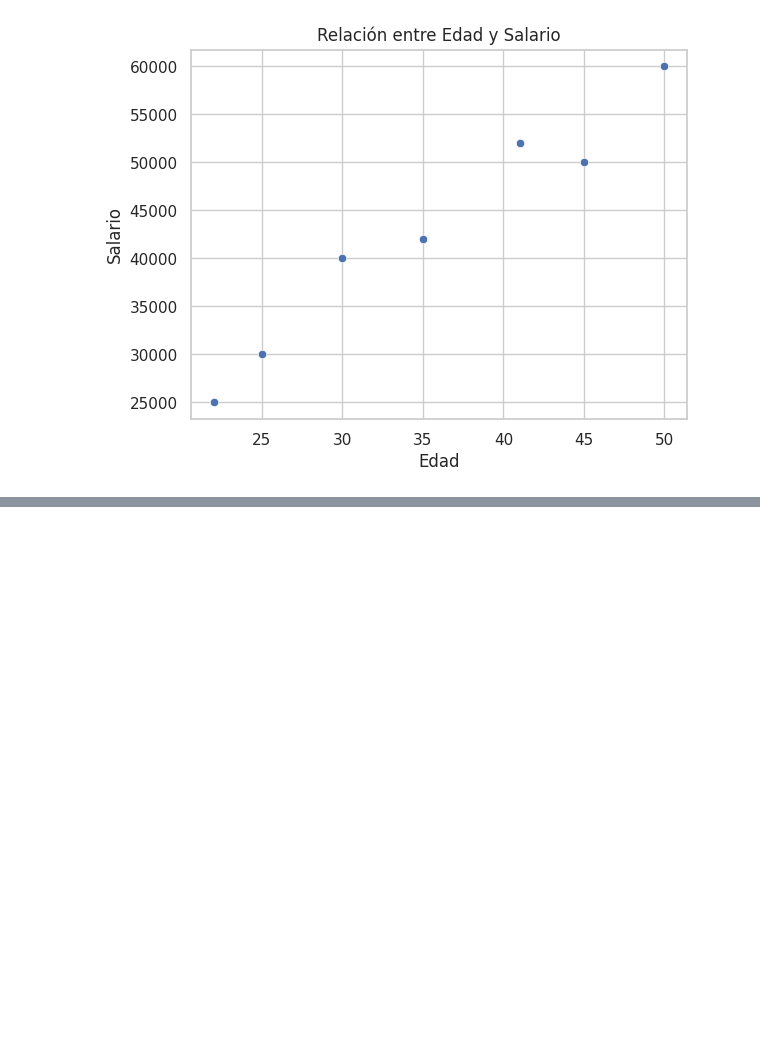
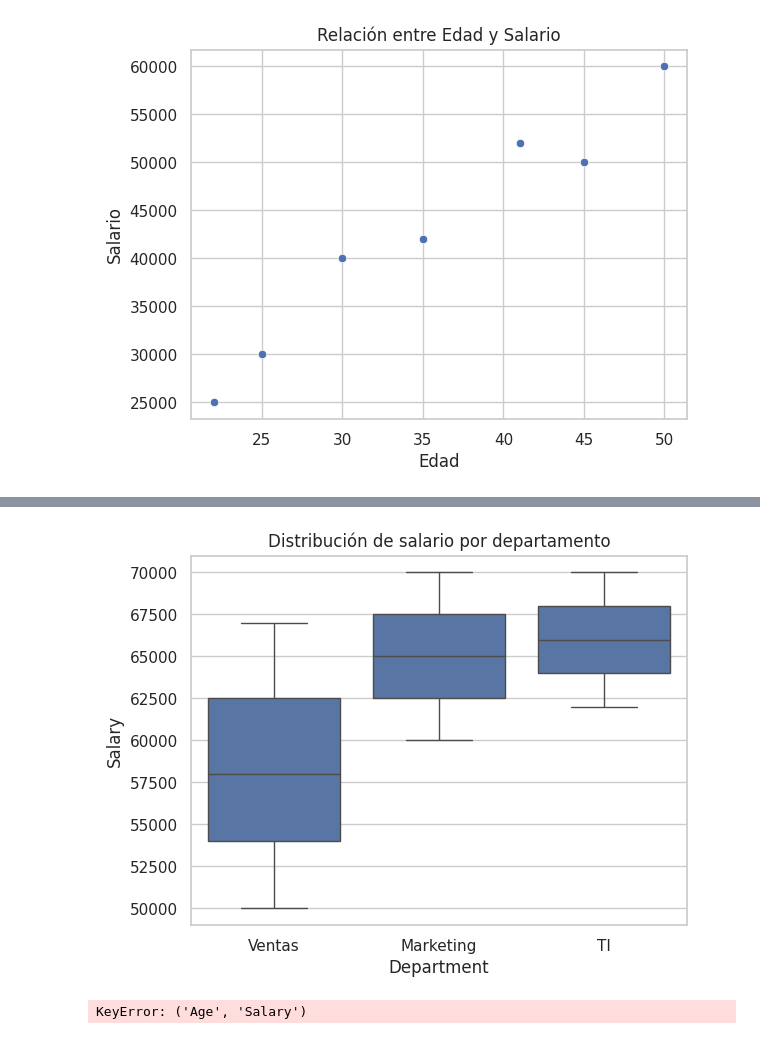
Before and after one commit to JuanPujol81/DataScience-IACourse, a Jupyter notebook: graphics_with_matplotlib.ipynb, the cells around one changed output, grey strips where cells are left out. Cells and saved outputs as stored; diff of their text form; code cells hidden in the pictures; blank space fills up the shorter version.

```diff
--- a/graphics_with_matplotlib.ipynb
+++ b/graphics_with_matplotlib.ipynb
@@ -54,0 +108,15 @@ plt.show()
+# %%
+sns.boxplot(x='Department', y='Salary', data=empleados)
+plt.title("Distribución de salario por departamento")
+plt.show()
+# %% [output]
+[figure, added]
+# %%
+df = pd.DataFrame(empleados['Age', 'Salary'])
+correlation = df.corr()
+
+sns.heatmap(correlation, annot=True, cmap='coolwarm')
+plt.title("Correlación entre variables")
+plt.show()
+# %% [output]
+KeyError: ('Age', 'Salary')
```
Also changed, not shown: parts of 7 cells of this notebook.
